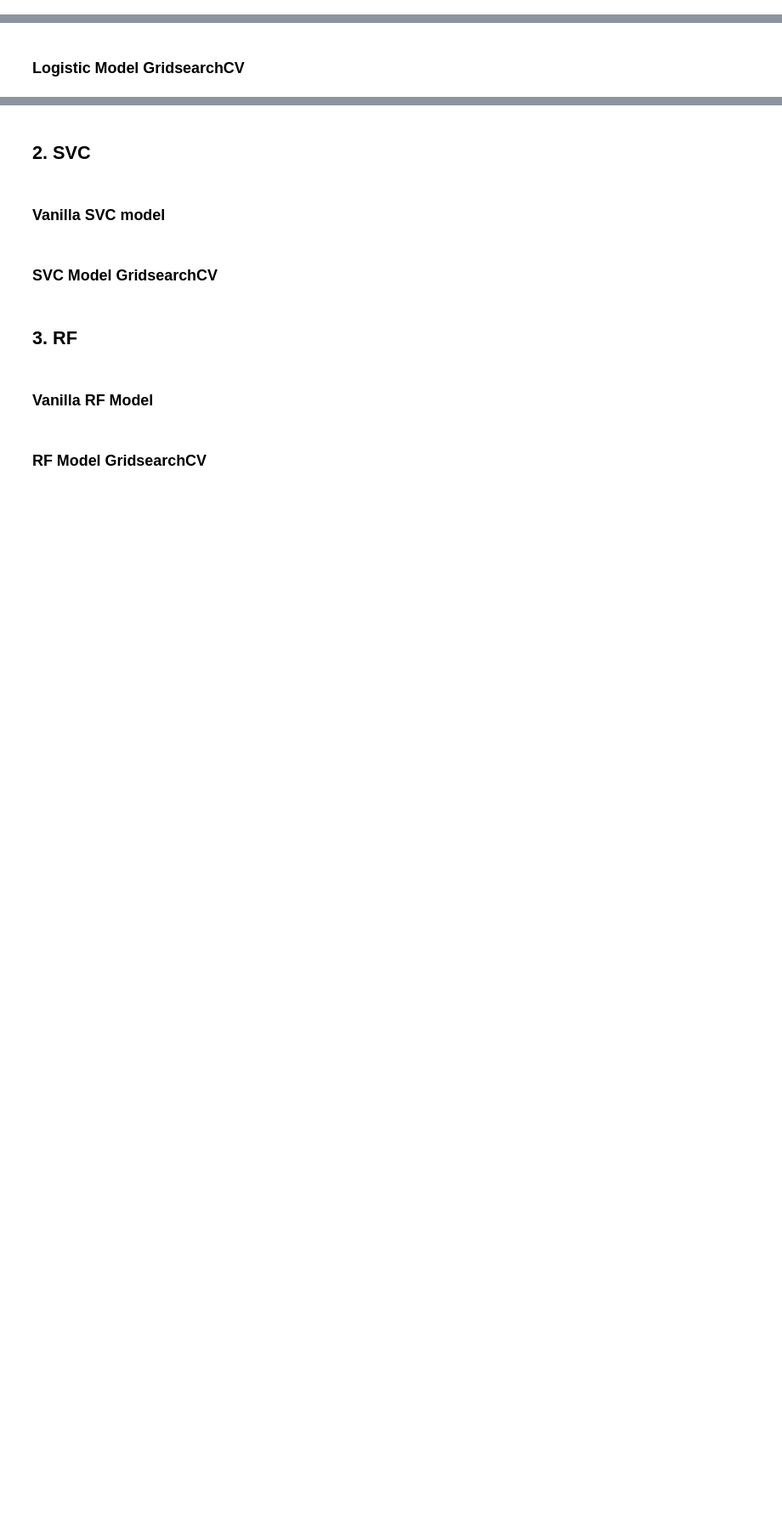
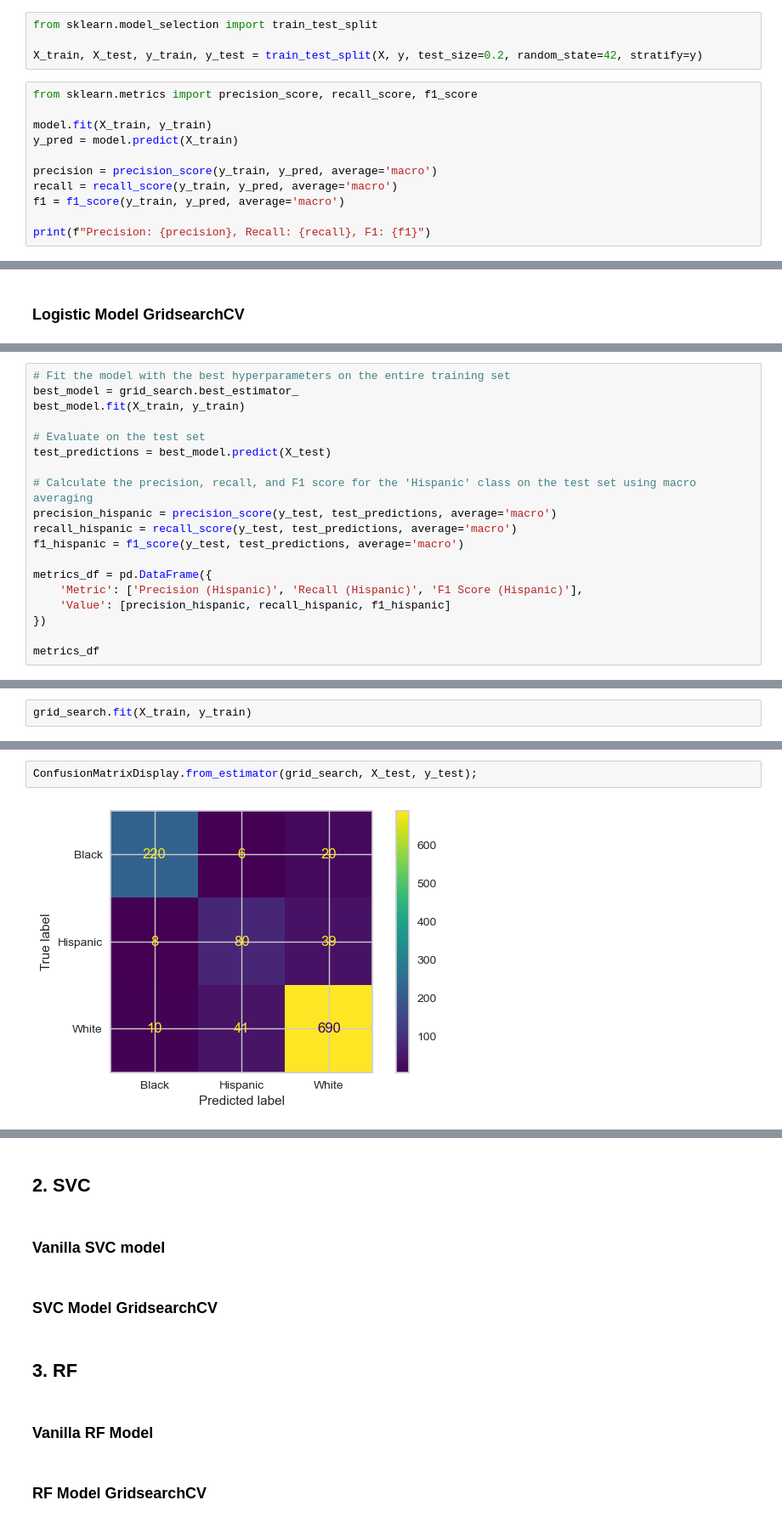
Before and after one commit to Nurdan10/ML_Projects, a Jupyter notebook: soldier_race_project_students_first.ipynb, the cells around one changed output, grey strips where cells are left out. Shown at 85% size. Saved outputs shown, nothing was run; the diff lists cells and outputs as text; blank space fills up the shorter version.

```diff
--- a/soldier_race_project_students_first.ipynb
+++ b/soldier_race_project_students_first.ipynb
@@ -902,0 +950,15 @@ Name: proportion, dtype: float64
+# %%
+from sklearn.model_selection import train_test_split
+
+X_train, X_test, y_train, y_test = train_test_split(X, y, test_size=0.2, random_state=42, stratify=y)
+# %%
+from sklearn.metrics import precision_score, recall_score, f1_score
+
+model.fit(X_train, y_train)
+y_pred = model.predict(X_train)
+
+precision = precision_score(y_train, y_pred, average='macro')
+recall = recall_score(y_train, y_pred, average='macro')
+f1 = f1_score(y_train, y_pred, average='macro')
+
+print(f"Precision: {precision}, Recall: {recall}, F1: {f1}")
@@ -904,0 +1067,19 @@ Name: proportion, dtype: float64
+# %%
+# Fit the model with the best hyperparameters on the entire training set
+best_model = grid_search.best_estimator_
+best_model.fit(X_train, y_train)
+
+# Evaluate on the test set
+test_predictions = best_model.predict(X_test)
+
+# Calculate the precision, recall, and F1 score for the 'Hispanic' class on the test set using macro averaging
+precision_hispanic = precision_score(y_test, test_predictions, average='macro')
+recall_hispanic = recall_score(y_test, test_predictions, average='macro')
+f1_hispanic = f1_score(y_test, test_predictions, average='macro')
+
+metrics_df = pd.DataFrame({
+    'Metric': ['Precision (Hispanic)', 'Recall (Hispanic)', 'F1 Score (Hispanic)'],
+    'Value': [precision_hispanic, recall_hispanic, f1_hispanic]
+})
+
+metrics_df
@@ -904,0 +1091,2 @@ Name: proportion, dtype: float64
+# %%
+grid_search.fit(X_train, y_train)
@@ -904,0 +1125,4 @@ Name: proportion, dtype: float64
+# %%
+ConfusionMatrixDisplay.from_estimator(grid_search, X_test, y_test);
+# %% [output]
+[figure, added]
```
Also changed, not shown: parts of 34 cells of this notebook.
